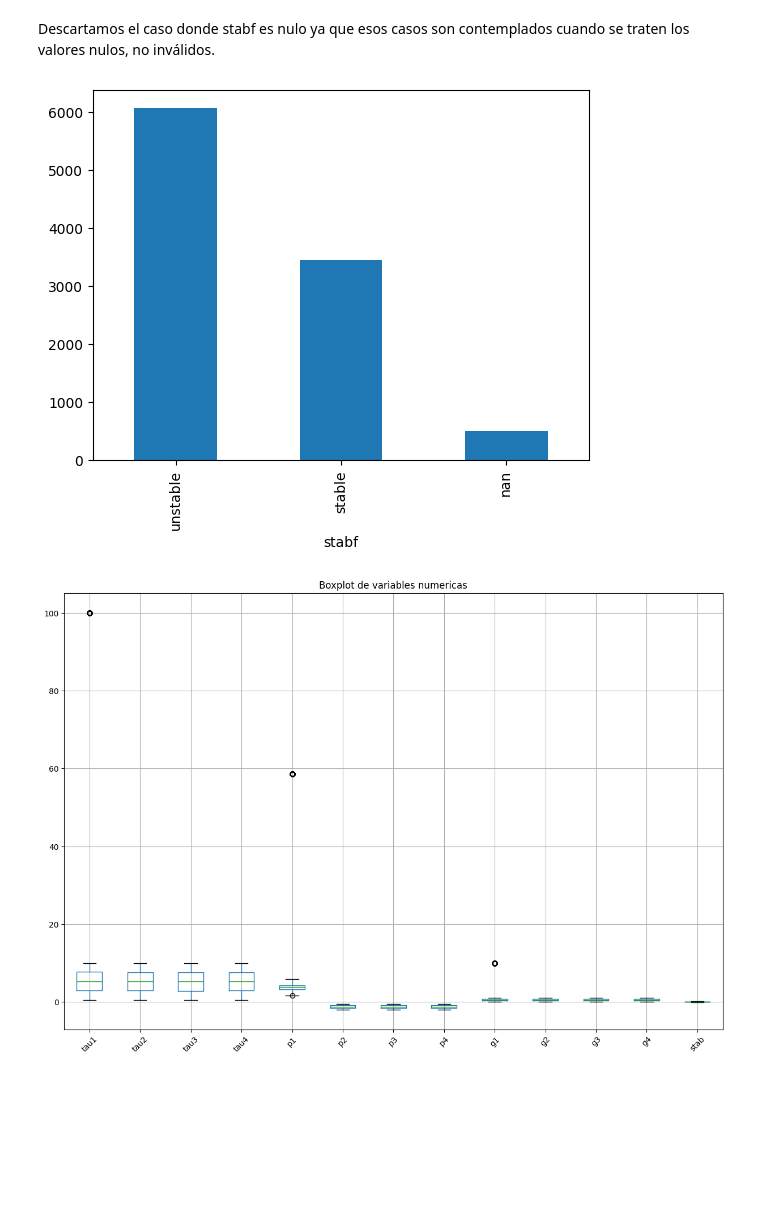
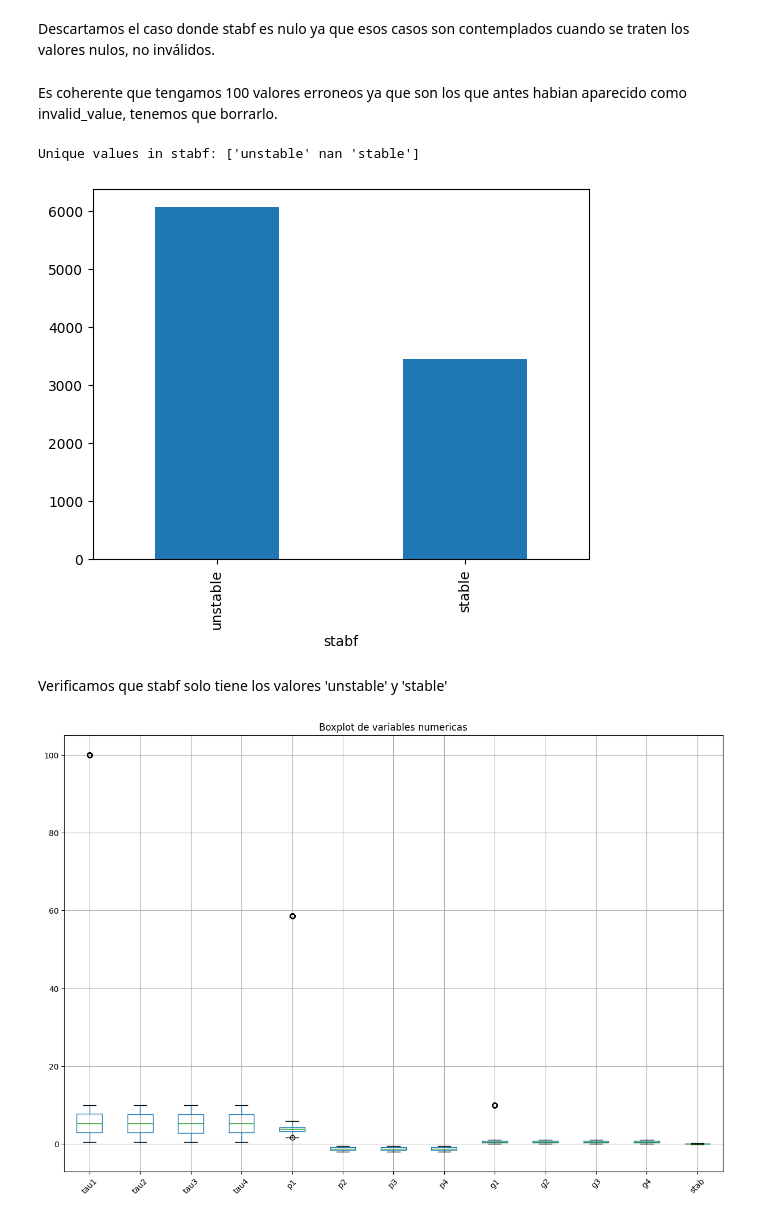
Before and after one commit to santi34mg/ElectricalStability, a Jupyter notebook: src/main.ipynb, the cells around one changed output. Drawn from its saved outputs; the diff is of its cells as text; code cells hidden in the pictures; blank space fills up the shorter version.

```diff
--- a/src/main.ipynb
+++ b/src/main.ipynb
@@ -46,4 +62,3 @@ memory usage: 1.1+ MB
 # %%
 # Transform tau1 into float and stabf into string
 df['tau1'] = pd.to_numeric(df['tau1'], errors='coerce')
-df['stabf'] = df['stabf'].astype(str)
@@ -124,10 +182,17 @@ Invalid g4 entries: 0
 Invalid stabf entries: 0
 # %% [markdown]
 Descartamos el caso donde stabf es nulo ya que esos casos son contemplados cuando se traten los valores nulos, no inválidos.
+# %% [markdown]
+Es coherente que tengamos 100 valores erroneos ya que son los que antes habian aparecido como invalid_value, tenemos que borrarlo.
 # %%
+unique_stabf = df['stabf'].unique()
+print(f"Unique values in stabf: {unique_stabf}")
 _ = df['stabf'].value_counts().plot(kind='bar')
 # %% [output]
+Unique values in stabf: ['unstable' nan 'stable']
-[figure, old version]
+[figure, new version]
+# %% [markdown]
+Verificamos que stabf solo tiene los valores 'unstable' y 'stable'
 # %%
 # Hacer un boxplot de las variables numericas
 numeric_cols = df.select_dtypes(include=['float64', 'int64']).columns
```
Also changed, not shown: parts of 23 cells of this notebook.
